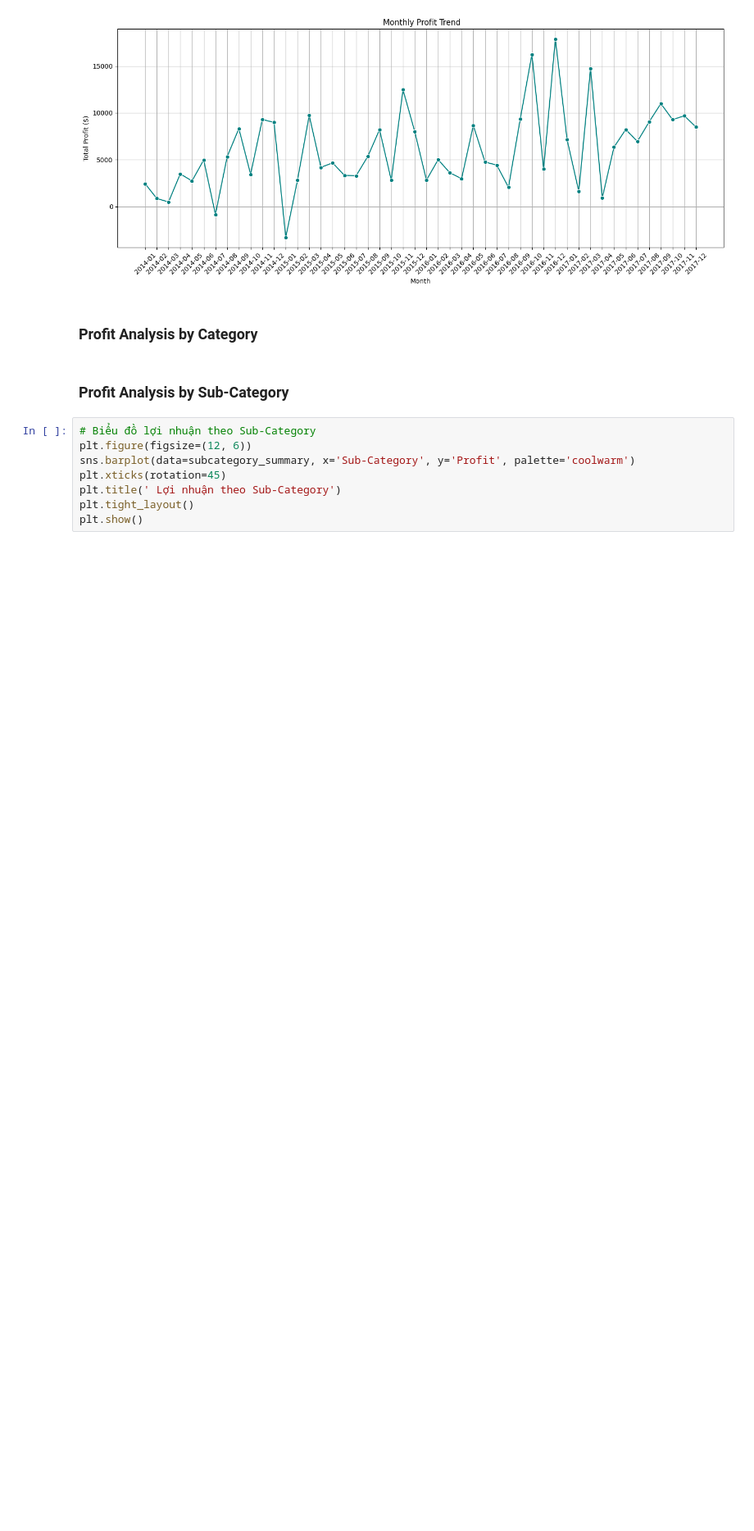
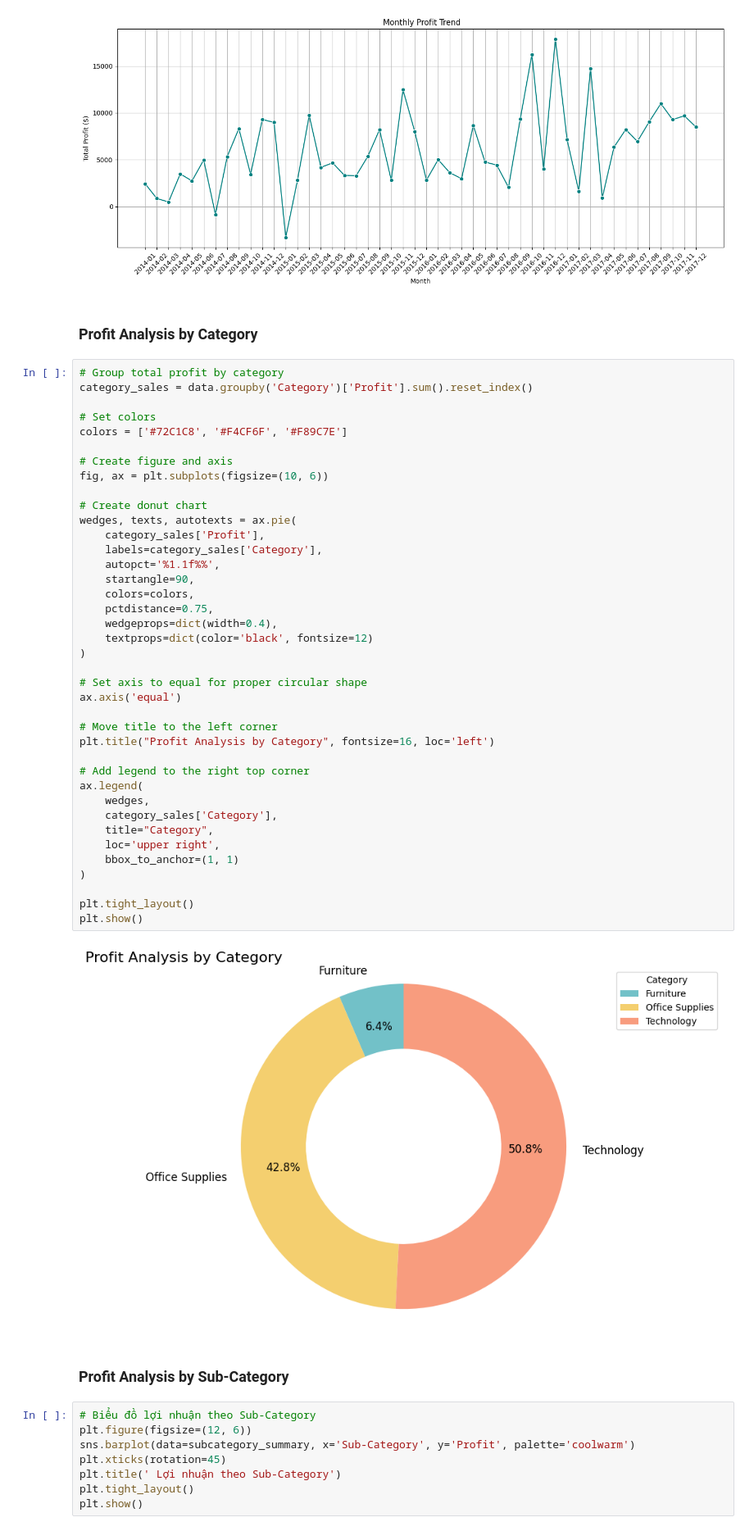
Before and after one commit to huyhuy382003/superstore-analysis, a Jupyter notebook: e commerce sales.ipynb, the cells around one changed output. Shown: that part at 82% size. Cells and saved outputs as stored; diff of their text form; blank space fills up the shorter version.

Commit message:
Thêm profit analysis by category

```diff
--- a/e commerce sales.ipynb
+++ b/e commerce sales.ipynb
@@ -275,6 +273,47 @@ plt.show()
 [figure]
 # %% [markdown]
 ### Profit Analysis by Category
+# %%
+# Group total profit by category
+category_sales = data.groupby('Category')['Profit'].sum().reset_index()
+
+# Set colors
+colors = ['#72C1C8', '#F4CF6F', '#F89C7E']
+
+# Create figure and axis
+fig, ax = plt.subplots(figsize=(10, 6))
+
+# Create donut chart
+wedges, texts, autotexts = ax.pie(
+    category_sales['Profit'],
+    labels=category_sales['Category'],
+    autopct='%1.1f%%',
+    startangle=90,
+    colors=colors,
+    pctdistance=0.75,
+    wedgeprops=dict(width=0.4),
+    textprops=dict(color='black', fontsize=12)
+)
+
+# Set axis to equal for proper circular shape
+ax.axis('equal')
+
+# Move title to the left corner
+plt.title("Profit Analysis by Category", fontsize=16, loc='left')
+
+# Add legend to the right top corner
+ax.legend(
+    wedges,
+    category_sales['Category'],
+    title="Category",
+    loc='upper right',
+    bbox_to_anchor=(1, 1)
+)
+
+plt.tight_layout()
+plt.show()
+# %% [output]
+[figure, added]
 # %% [markdown]
 ### Profit Analysis by Sub-Category
 # %%
```
Also changed, not shown: parts of 3 cells of this notebook.
